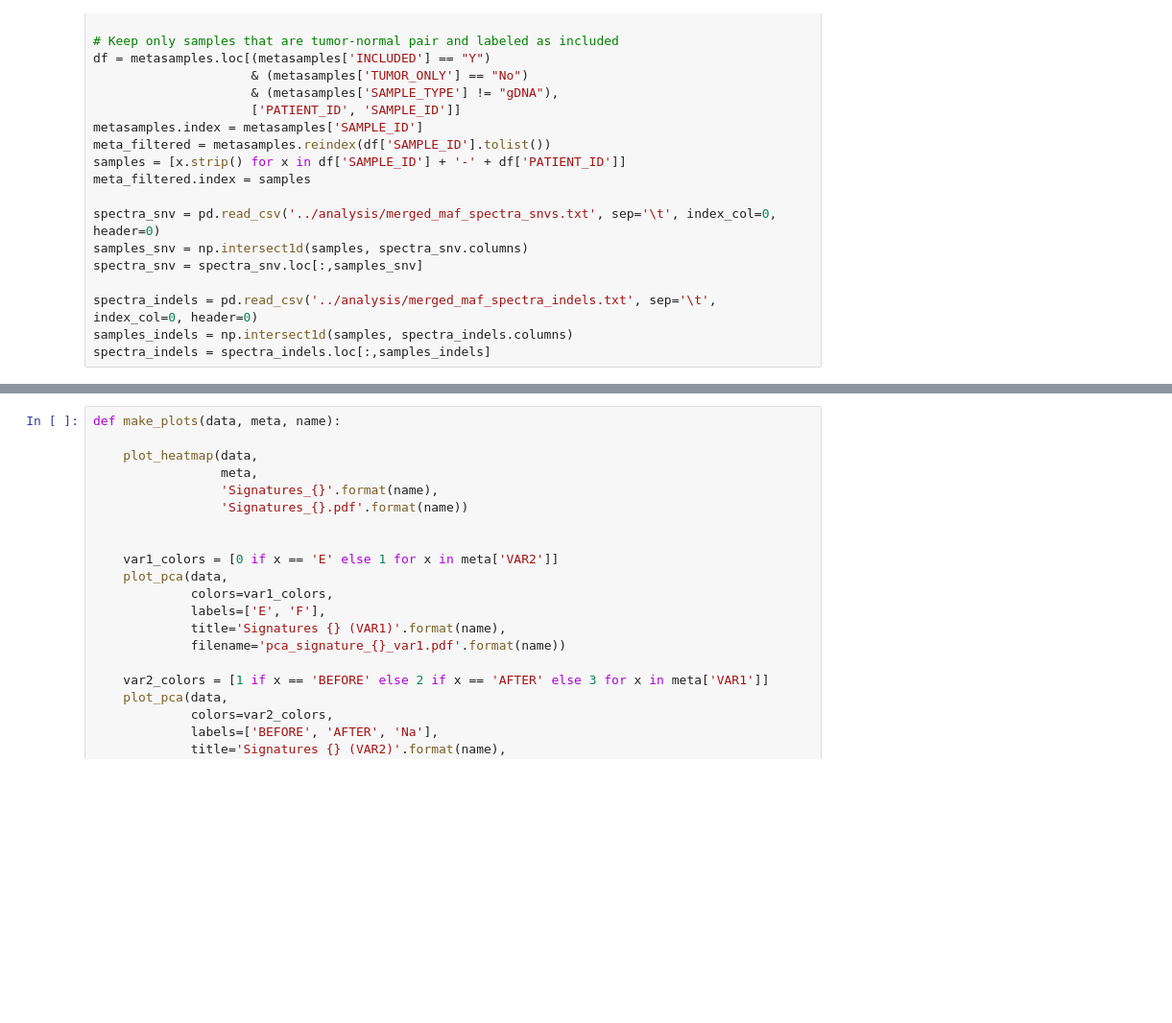
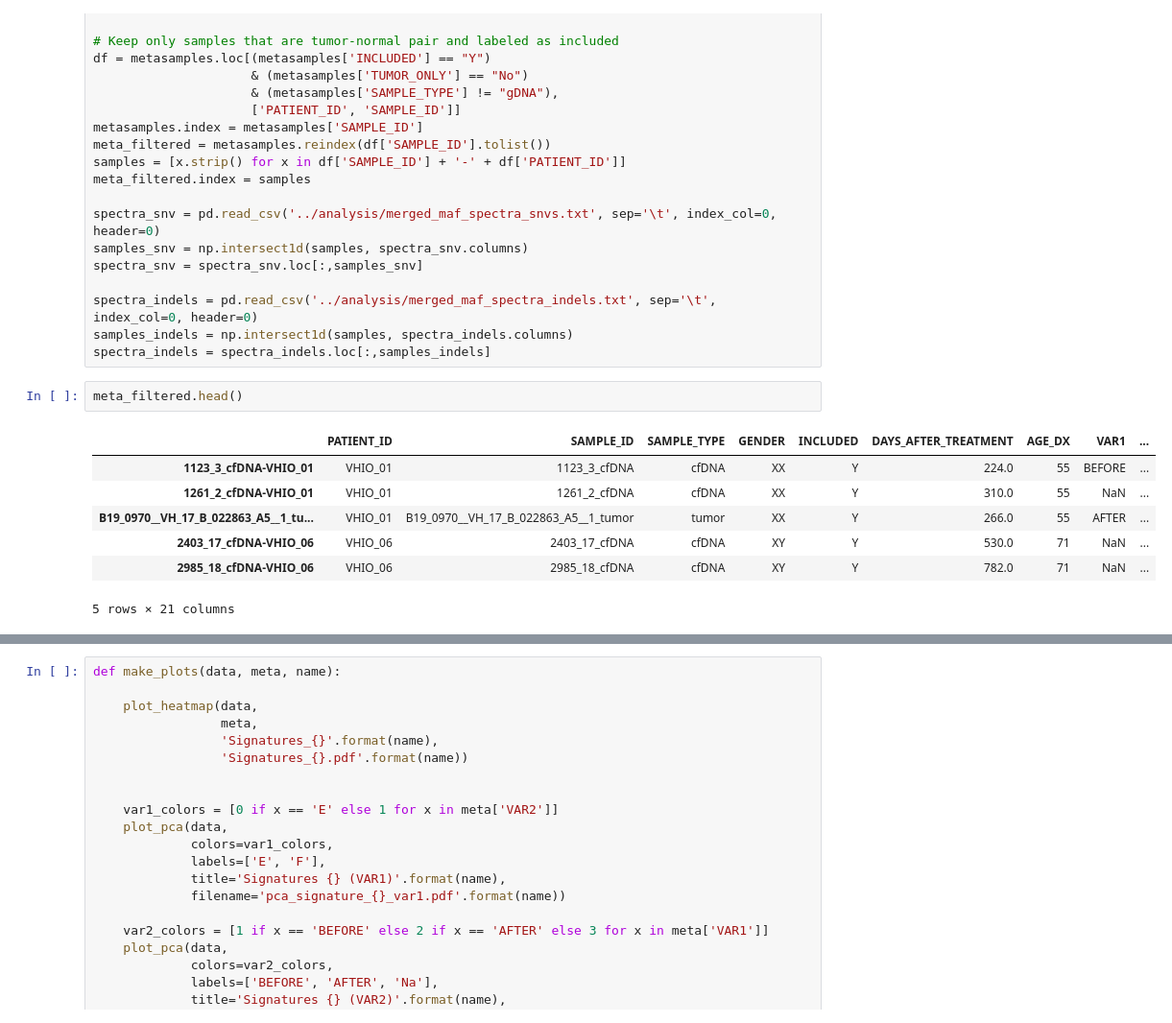
Before and after one commit to jfnavarro/scitron, a Jupyter notebook: analysis_signatures.ipynb, the cells around one changed output, grey strips where cells are left out. Shown: that part at 96% size. Cells and saved outputs as stored; diff of their text form; blank space fills up the shorter version.

```diff
--- a/analysis_signatures.ipynb
+++ b/analysis_signatures.ipynb
@@ -21,6 +21,16 @@ spectra_snv = spectra_snv.loc[:,samples_snv]
 spectra_indels = pd.read_csv('../analysis/merged_maf_spectra_indels.txt', sep='\t', index_col=0, header=0)
 samples_indels = np.intersect1d(samples, spectra_indels.columns)
 spectra_indels = spectra_indels.loc[:,samples_indels]
+# %%
+meta_filtered.head()
+# %% [output]
+|  | PATIENT_ID | SAMPLE_ID | SAMPLE_TYPE | GENDER | INCLUDED | DAYS_AFTER_TREATMENT | AGE_DX | VAR1 | ... |
+| 1123_3_cfDNA-VHIO_01 | VHIO_01 | 1123_3_cfDNA | cfDNA | XX | Y | 224.0 | 55 | BEFORE | ... |
+| 1261_2_cfDNA-VHIO_01 | VHIO_01 | 1261_2_cfDNA | cfDNA | XX | Y | 310.0 | 55 | NaN | ... |
+| B19_0970__VH_17_B_022863_A5__1_tu... | VHIO_01 | B19_0970__VH_17_B_022863_A5__1_tumor | tumor | XX | Y | 266.0 | 55 | AFTER | ... |
+| 2403_17_cfDNA-VHIO_06 | VHIO_06 | 2403_17_cfDNA | cfDNA | XY | Y | 530.0 | 71 | NaN | ... |
+| 2985_18_cfDNA-VHIO_06 | VHIO_06 | 2985_18_cfDNA | cfDNA | XY | Y | 782.0 | 71 | NaN | ... |
+5 rows × 21 columns
 # %%
 import matplotlib.pyplot as plt
 import seaborn as sns
```
Also changed, not shown: parts of 5 cells of this notebook, 5 other files.
